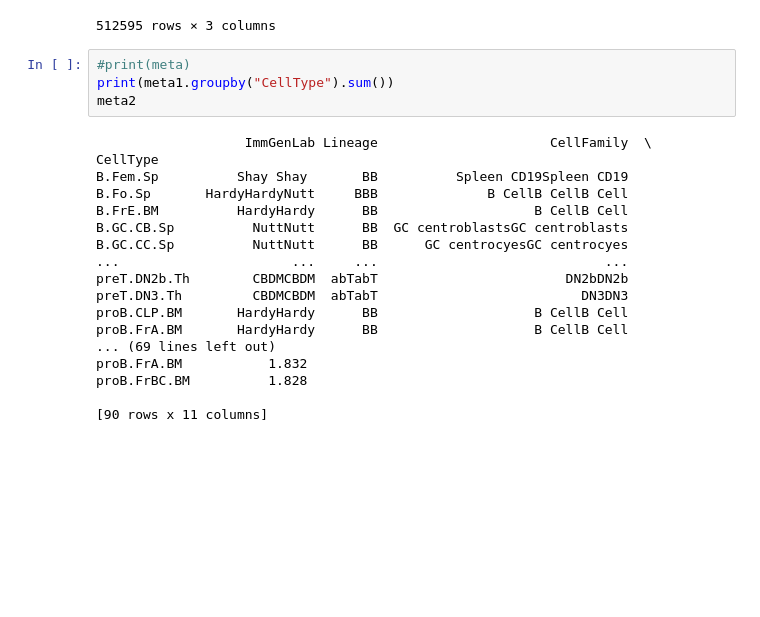
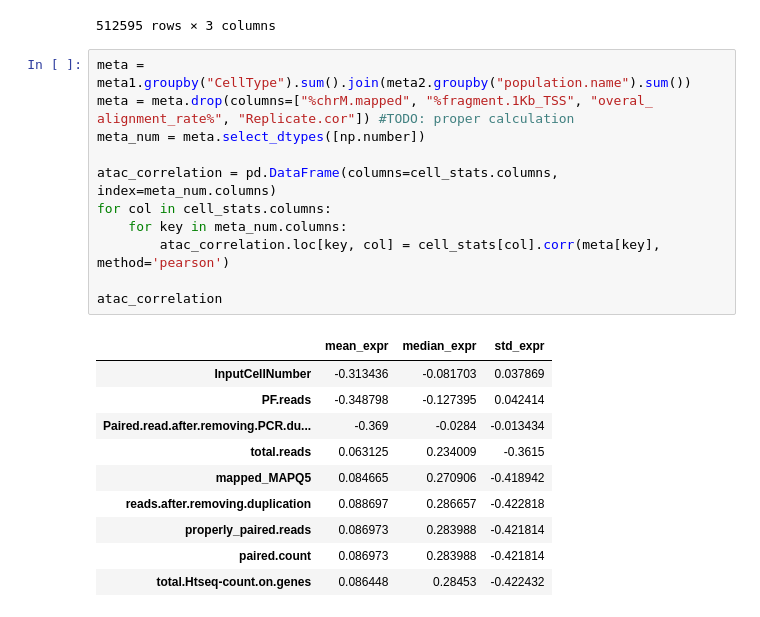
Before and after one commit to Topic2-Gene-Regulation-Immune-Cells/ILC-cells-Team4, a Jupyter notebook: test.ipynb, the cells around one changed output. Saved outputs shown, nothing was run; the diff lists cells and outputs as text; blank space fills up the shorter version.

```diff
--- a/test.ipynb
+++ b/test.ipynb
@@ -175,25 +163,25 @@ peak_stats
 | ImmGenATAC1219.peak_512594 | chrY | 90813624 | 1.068696 | 0.921880 | 0.898427 |
 | ImmGenATAC1219.peak_512595 | chrY | 90828985 | 1.729022 | 2.180007 | 0.853942 |
 512595 rows × 3 columns
-# %%
-#print(meta)
-print(meta1.groupby("CellType").sum())
-meta2
-# %% [output]
-                   ImmGenLab Lineage                      CellFamily  \
-CellType
-B.Fem.Sp          Shay Shay       BB          Spleen CD19Spleen CD19
-B.Fo.Sp       HardyHardyNutt     BBB              B CellB CellB Cell
-B.FrE.BM          HardyHardy      BB                    B CellB Cell
-B.GC.CB.Sp          NuttNutt      BB  GC centroblastsGC centroblasts
-B.GC.CC.Sp          NuttNutt      BB      GC centrocyesGC centrocyes
-...                      ...     ...                             ...
-preT.DN2b.Th        CBDMCBDM  abTabT                        DN2bDN2b
-preT.DN3.Th         CBDMCBDM  abTabT                          DN3DN3
-proB.CLP.BM       HardyHardy      BB                    B CellB Cell
-proB.FrA.BM       HardyHardy      BB                    B CellB Cell
-... (69 lines left out)
-proB.FrA.BM           1.832
-proB.FrBC.BM          1.828
-
-[90 rows x 11 columns]
+# %%
+meta = meta1.groupby("CellType").sum().join(meta2.groupby("population.name").sum())
+meta = meta.drop(columns=["%chrM.mapped", "%fragment.1Kb_TSS", "overal_ alignment_rate%", "Replicate.cor"]) #TODO: proper calculation
+meta_num = meta.select_dtypes([np.number])
+
+atac_correlation = pd.DataFrame(columns=cell_stats.columns, index=meta_num.columns)
+for col in cell_stats.columns:
+    for key in meta_num.columns:
+        atac_correlation.loc[key, col] = cell_stats[col].corr(meta[key], method='pearson')
+
+atac_correlation
+# %% [output]
+|  | mean_expr | median_expr | std_expr |
+| InputCellNumber | -0.313436 | -0.081703 | 0.037869 |
+| PF.reads | -0.348798 | -0.127395 | 0.042414 |
+| Paired.read.after.removing.PCR.du... | -0.369 | -0.0284 | -0.013434 |
+| total.reads | 0.063125 | 0.234009 | -0.3615 |
+| mapped_MAPQ5 | 0.084665 | 0.270906 | -0.418942 |
+| reads.after.removing.duplication | 0.088697 | 0.286657 | -0.422818 |
+| properly_paired.reads | 0.086973 | 0.283988 | -0.421814 |
+| paired.count | 0.086973 | 0.283988 | -0.421814 |
+| total.Htseq-count.on.genes | 0.086448 | 0.28453 | -0.422432 |
```
Also changed, not shown: parts of 6 cells of this notebook.
